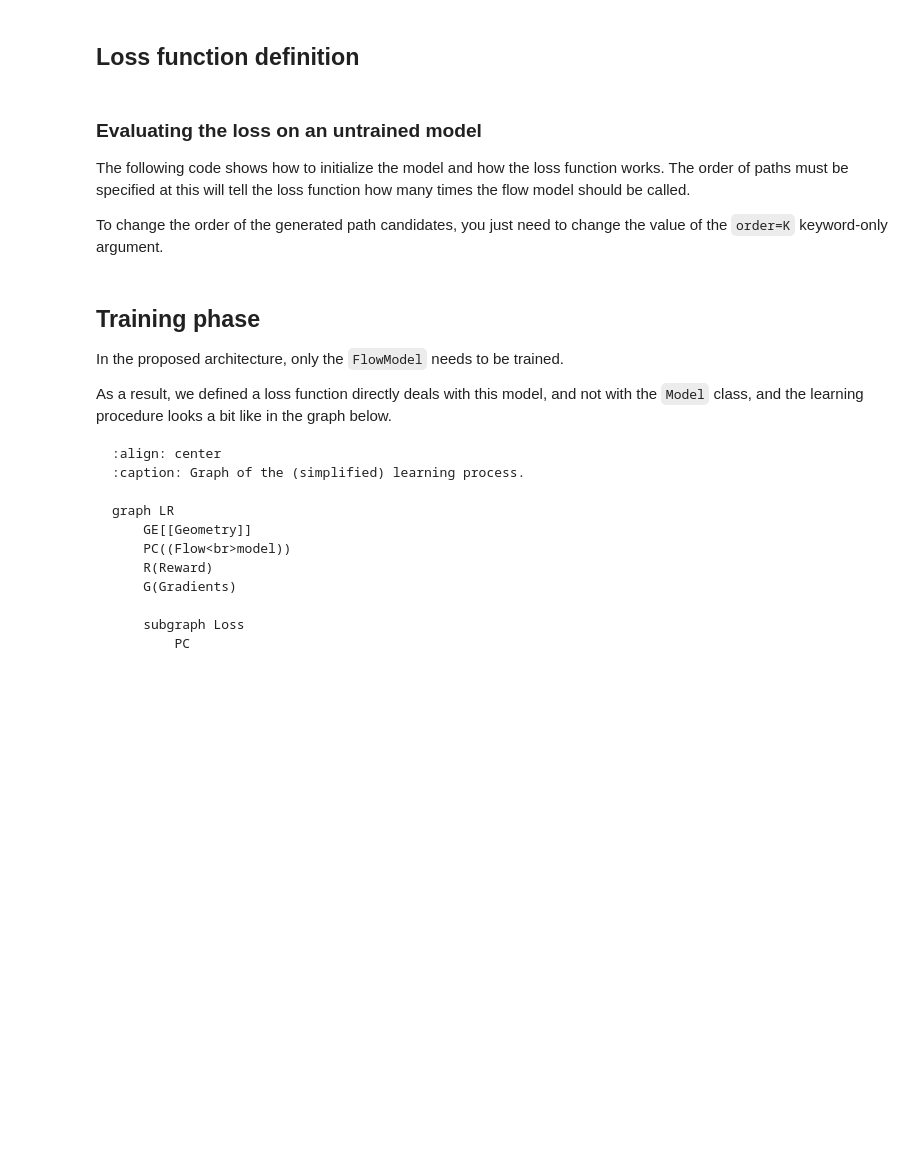
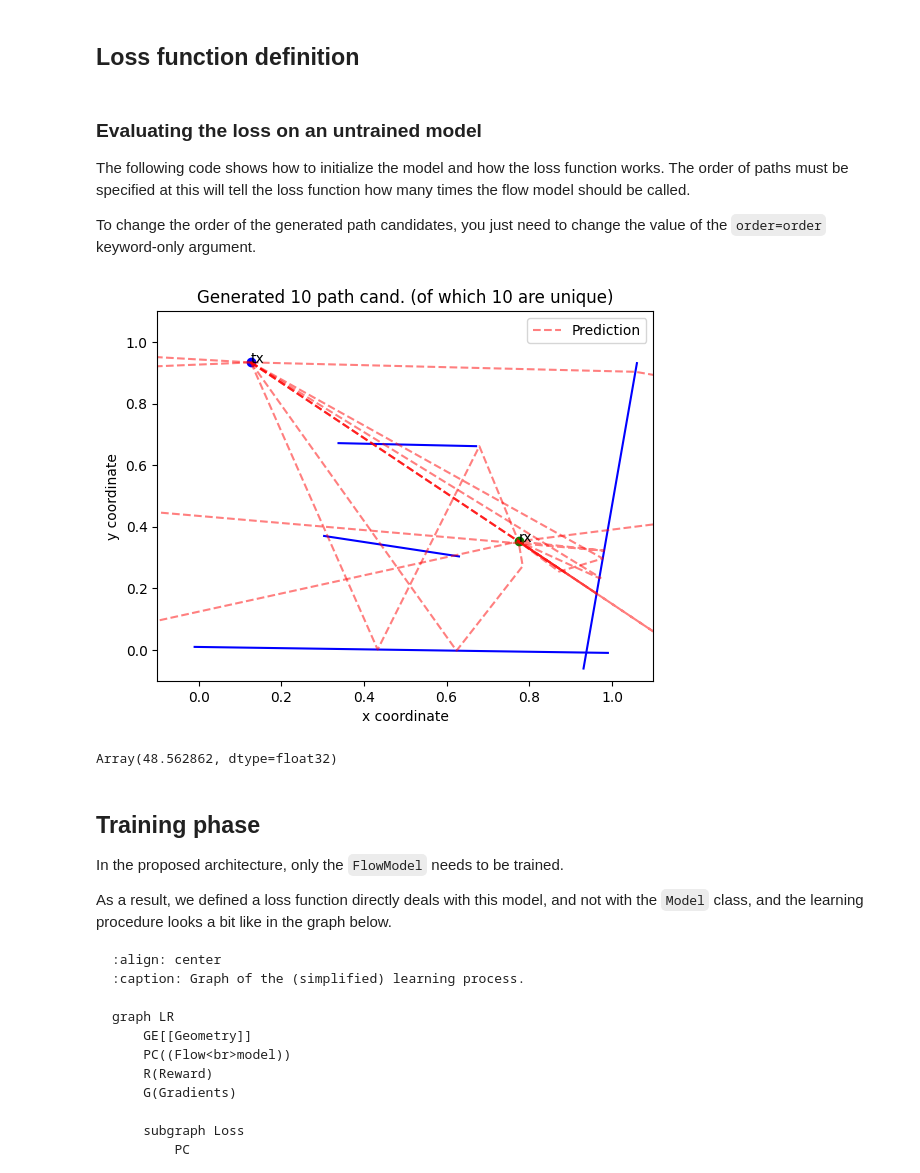
Before and after one commit to jeertmans/DiffeRT2d, a Jupyter notebook: docs/source/notebooks/cost20120_helsinki_improved_model.ipynb, the cells around one changed output. Cells and saved outputs as stored; diff of their text form; code cells hidden in the pictures; blank space fills up the shorter version.

```diff
--- a/docs/source/notebooks/cost20120_helsinki_improved_model.ipynb
+++ b/docs/source/notebooks/cost20120_helsinki_improved_model.ipynb
@@ -338,7 +357,7 @@ class FlowModel(eqx.Module):
 
         # Data normalization
         eps = 1e-5
-        center = jnp.at_least2d(xys[0, :])  # We arbitrarily put tx at the center
+        center = jnp.atleast_2d(xys[0, :])  # We arbitrarily put tx at the center
         std = jnp.std(xys, axis=0, keepdims=True)
 
         xys = (xys - center) / (std + eps)
@@ -597,17 +616,20 @@ at this will tell the loss function how many times the flow model
 should be called.
 
 To change the order of the generated path candidates,
-you just need to change the value of the `order=K` keyword-only argument.
+you just need to change the value of the `order=order` keyword-only argument.
 # %%
 key, key_model = jax.random.split(key, 2)
 untrained_model = FlowModel(key=key_model)
 # %%
 # Run this cell multiple times for different results!
 
 key, key_loss_untrained = jax.random.split(key, 2)
 loss(
-    untrained_model, next(train_samples), plot=True, order=1, key=key_loss_untrained
+    untrained_model, next(train_samples), plot=True, order=order, key=key_loss_untrained
 )  # Untrained model
+# %% [output]
+[figure, added]
+Array(48.562862, dtype=float32)
 # %% [markdown]
 ## Training phase
 
```
Also changed, not shown: parts of 17 cells of this notebook, 1 other file.
